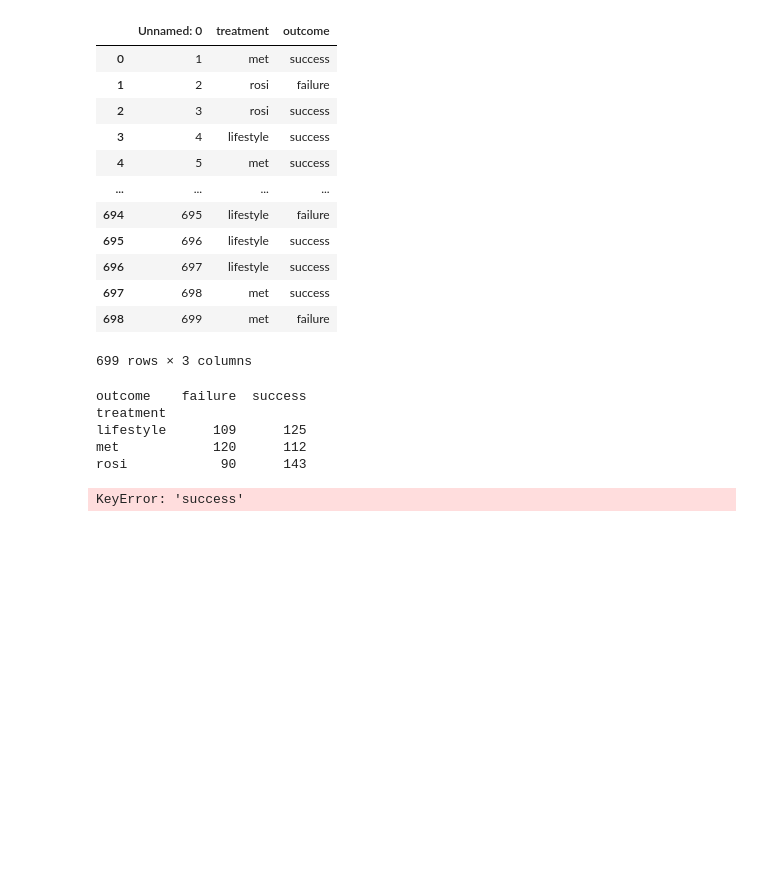
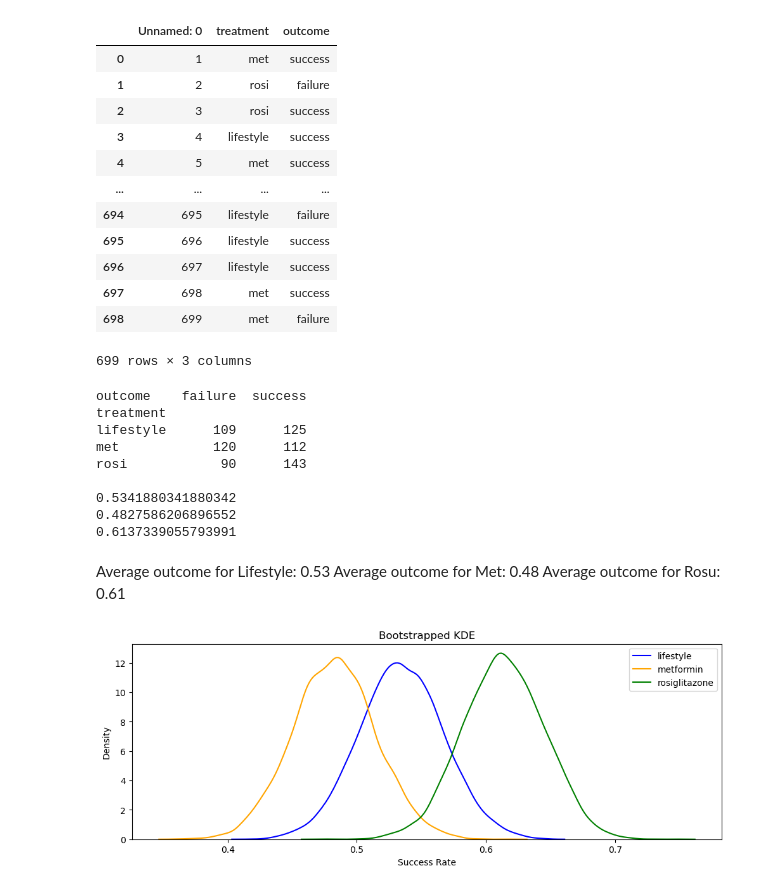
Before and after one commit to sayuri005/uu_bootstrap, a Jupyter notebook: Thursday_lab/lab_06.ipynb, the cells around one changed output. Drawn from its saved outputs; the diff is of its cells as text; code cells hidden in the pictures; blank space fills up the shorter version.

```diff
--- a/Thursday_lab/lab_06.ipynb
+++ b/Thursday_lab/lab_06.ipynb
@@ -245,14 +245,67 @@ df_diabetes
 #1
 print(pd.crosstab( df_diabetes['treatment'], df_diabetes['outcome']),'\n')
 
-print(df_diabetes.loc[ df_diabetes['treatment'] == 'lifestyle', 'success'].mean())
-print(df_diabetes.loc[ df_diabetes['treatment'] == 'met', 'success'].mean())
-print(df_diabetes.loc[ df_diabetes['treatment'] == 'rosi', 'success'].mean())
-df_diabetes['outcome'] == 'lifestyle'
+print((df_diabetes.loc[ df_diabetes['treatment'] == 'lifestyle', 'outcome']=='success').mean())
+print((df_diabetes.loc[ df_diabetes['treatment'] == 'met', 'outcome']=='success').mean())
+print((df_diabetes.loc[ df_diabetes['treatment'] == 'rosi', 'outcome']=='success').mean())
 # %% [output]
 outcome    failure  success
 treatment
 lifestyle      109      125
 met            120      112
 rosi            90      143
+
+0.5341880341880342
+0.4827586206896552
+0.6137339055793991
-KeyError: 'success'
+# %% [markdown]
+Average outcome for Lifestyle: 0.53
+Average outcome for Met: 0.48
+Average outcome for Rosu: 0.61
+# %%
+## Bootstrapping:
+R = 10_000
+
+df_life = df_diabetes.loc[ df_diabetes['treatment'] == 'lifestyle',:]
+df_met = df_diabetes.loc[ df_diabetes['treatment'] == 'met',:]
+df_rosi = df_diabetes.loc[ df_diabetes['treatment'] == 'rosi',:]
+
+outcome_life = []
+outcome_met = []
+outcome_rosi = []
+ate_m_r = [] # Store computed effects
+ate_m_l = []
+ate_r_l = []
+
+for t in range(R):
+    #df_t = df.sample( df.shape[0], axis=0, replace=True) # Resample
+
+    df_life_s = df_life.sample(frac=1.0, replace=True)
+    df_met_s = df_met.sample(frac=1.0, replace=True)
+    df_rosi_s = df_rosi.sample(frac=1.0, replace=True)
+
+    outcome_life_avg = (df_life_s['outcome']=='success').mean() # Mean outcome for A
+    outcome_met_avg = (df_met_s['outcome']=='success').mean() # Mean outcome for B
+    outcome_rosi_avg = (df_rosi_s['outcome']=='success').mean() # Mean outcome for B
+    ate_mr_avg = outcome_met_avg - outcome_rosi_avg
+    ate_ml_avg = outcome_met_avg - outcome_life_avg
+    ate_rl_avg = outcome_rosi_avg - outcome_life_avg
+    #ate_t = oat - obt # Compute ATE for this bootstrap sample
+
+    outcome_life.append(outcome_life_avg) # Save new value
+    outcome_met.append(outcome_met_avg) # Save new value
+    outcome_rosi.append(outcome_rosi_avg)
+    ate_m_r.append(ate_mr_avg)
+    ate_m_l.append(ate_ml_avg)
+    ate_r_l.append(ate_rl_avg)
+    #ate.append(ate_t) # Save new value
+# %%
+fig, ax = plt.subplots(figsize=(12, 4))
+
+sns.kdeplot(outcome_life, label='lifestyle', color='blue', ax=ax)
+sns.kdeplot(outcome_met, label='metformin', color='orange', ax=ax)
+sns.kdeplot(outcome_rosi, label='rosiglitazone', color='green', ax=ax).set(title='Bootstrapped KDE', xlabel='Success Rate', ylabel='Density')
+plt.legend()
+plt.show()
+# %% [output]
+[figure, added]
```
Also changed, not shown: parts of 4 cells of this notebook.
